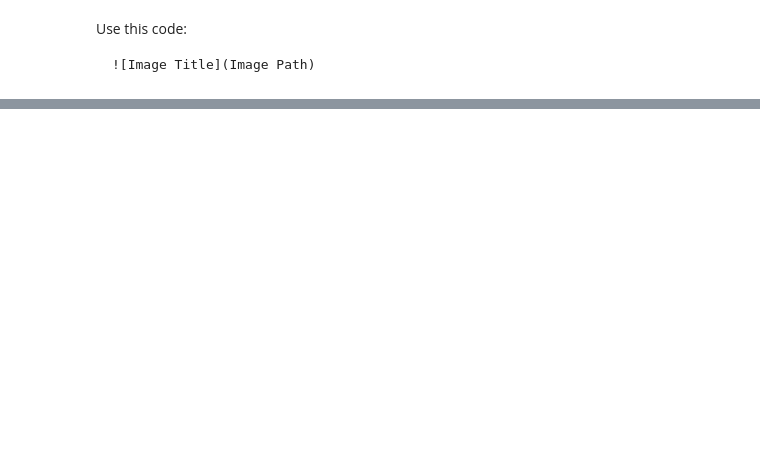
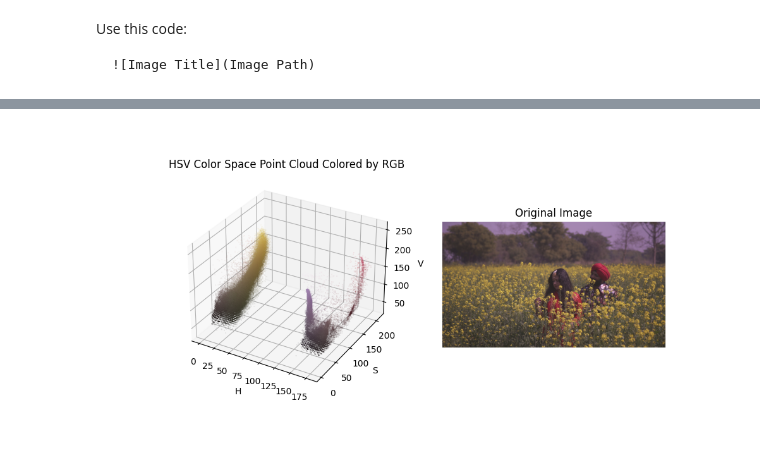
Before and after one commit to shauryashaurya/kandinsky, a Jupyter notebook: 01-K-Means-and-friends.ipynb, the cells around one changed output, grey strips where cells are left out. Cells and saved outputs as stored; diff of their text form; code cells hidden in the pictures; blank space fills up the shorter version.

```diff
--- a/01-K-Means-and-friends.ipynb
+++ b/01-K-Means-and-friends.ipynb
@@ -393,13 +393,15 @@ plot_color_space_with_rgb_colors('./data/cgi/01x25', 'Lab')
 # %%
-plot_color_space_with_rgb_colors('./data/edtf/001', 'Lab')
+plot_color_space_with_rgb_colors('./data/edtf/001', 'HSV')
 # plot_color_space_with_rgb_colors('./data/edtf/002', 'HSV')
 # plot_color_space_with_rgb_colors('./data/edtf/003', 'XYZ')
 # plot_color_space_with_rgb_colors('./data/edtf/004', 'Lab')
 # plot_color_space_with_rgb_colors('./data/edtf/005', 'HSV')
 # plot_color_space_with_rgb_colors('./data/edtf/006', 'XYZ')
 # plot_color_space_with_rgb_colors('./data/edtf/007', 'Lab')
 # plot_color_space_with_rgb_colors('./data/edtf/008', 'HSV')
 # plot_color_space_with_rgb_colors('./data/edtf/009', 'XYZ')
 # plot_color_space_with_rgb_colors('./data/edtf/010', 'Lab')
+# %% [output]
+[figure, added]
 # %%
 # plot_color_space_with_rgb_colors('./data/edtf/001', 'Lab')
```
Also changed, not shown: parts of 31 cells of this notebook.
